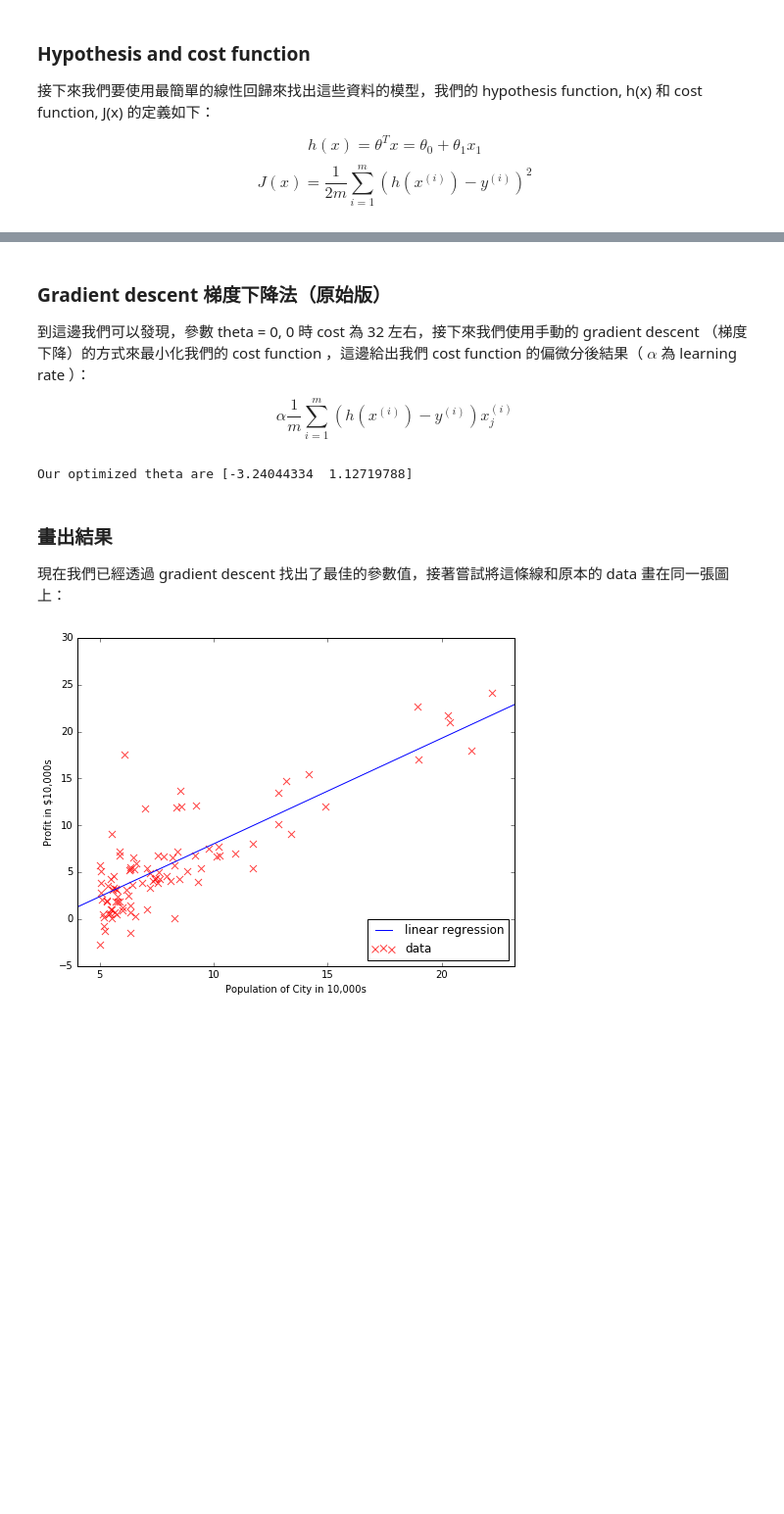
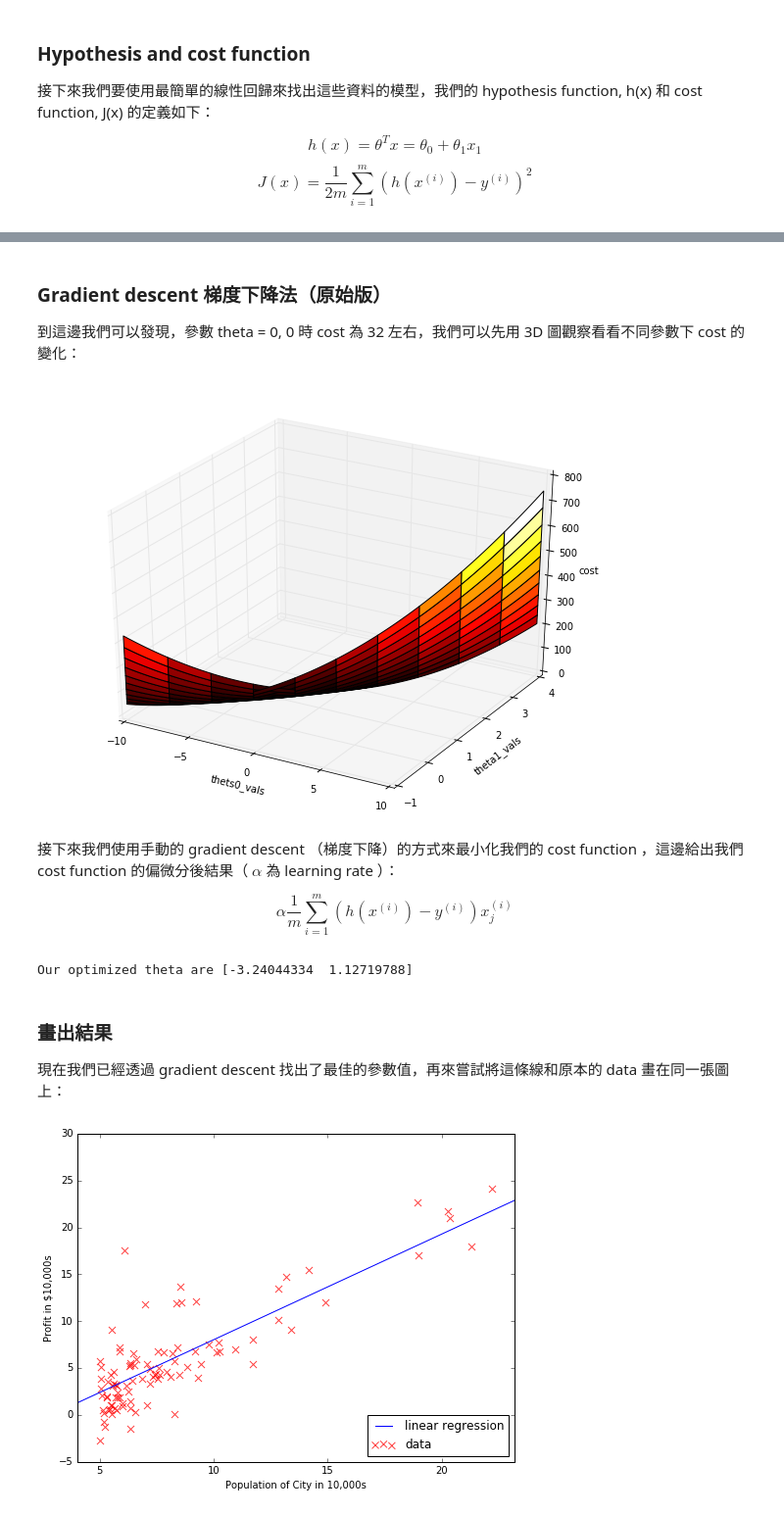
Before and after one commit to rickchung/My-Python-Learning-Material-2016, a Jupyter notebook: module5_scipy_numpy/reading/module5_scientific_python.ipynb, the cells around one changed output, grey strips where cells are left out. Shown at 98% size. Cells and saved outputs as stored; diff of their text form; code cells hidden in the pictures; blank space fills up the shorter version.

Commit message:
Add cost 3d plot

```diff
--- a/module5_scipy_numpy/reading/module5_scientific_python.ipynb
+++ b/module5_scipy_numpy/reading/module5_scientific_python.ipynb
@@ -1163,7 +1163,32 @@ cost_func(theta, X_ones, y)
+# %% [markdown]
+### Gradient descent 梯度下降法（原始版）
+
+到這邊我們可以發現，參數 theta = 0, 0 時 cost 為 32 左右，我們可以先用 3D 圖觀察看看不同參數下 cost 的變化：
+# %%
+def cost_func(par, X, y):
+    return ((X.dot(par)-y).dot(X.dot(par)-y)) / (2*X.shape[0])
+
+theta0_vals = np.linspace(-10, 10, 100)
+theta1_vals = np.linspace(-1, 4, 100)
+cost_vals = np.zeros((theta0_vals.shape[0], theta1_vals.shape[0]))
+for i in range(len(theta0_vals)):
+    for j in range(len(theta1_vals)):
+        cost_vals[i, j] = cost_func(np.array([theta0_vals[i], theta1_vals[j]]), X_ones, y)
+
+fig = plt.figure(figsize=(8, 6), dpi=80)
+ax = Axes3D(fig)
+ax.plot_surface(theta0_vals, theta1_vals, cost_vals, cmap="hot")
+
+
+plt.xlabel("thets0_vals")
+plt.ylabel("theta1_vals")
+fig.gca(projection="3d").set_zlabel("cost")
+
+plt.show()
+# %% [output]
+[figure, added]
 # %% [markdown]
-### Gradient descent 梯度下降法（原始版）
-
-到這邊我們可以發現，參數 theta = 0, 0 時 cost 為 32 左右，接下來我們使用手動的 gradient descent （梯度下降）的方式來最小化我們的 cost function ，這邊給出我們 cost function 的偏微分後結果（ $\alpha$ 為 learning rate ）：
+接下來我們使用手動的 gradient descent （梯度下降）的方式來最小化我們的 cost function ，這邊給出我們 cost function 的偏微分後結果（ $\alpha$ 為 learning rate ）：
 
 $$\alpha\frac{1}{m}\sum_{i=1}^{m}(h(x^{(i)})-y^{(i)})x_{j}^{(i)}$$
 # %%
@@ -1198,7 +1223,7 @@ Our optimized theta are [-3.24044334  1.12719788]
 # %% [markdown]
 ### 畫出結果
 
-現在我們已經透過 gradient descent 找出了最佳的參數值，接著嘗試將這條線和原本的 data 畫在同一張圖上：
+現在我們已經透過 gradient descent 找出了最佳的參數值，再來嘗試將這條線和原本的 data 畫在同一張圖上：
 # %%
 # Now we have an optimized theta, lets plot it
 
```
Also changed, not shown: parts of 5 cells of this notebook.
